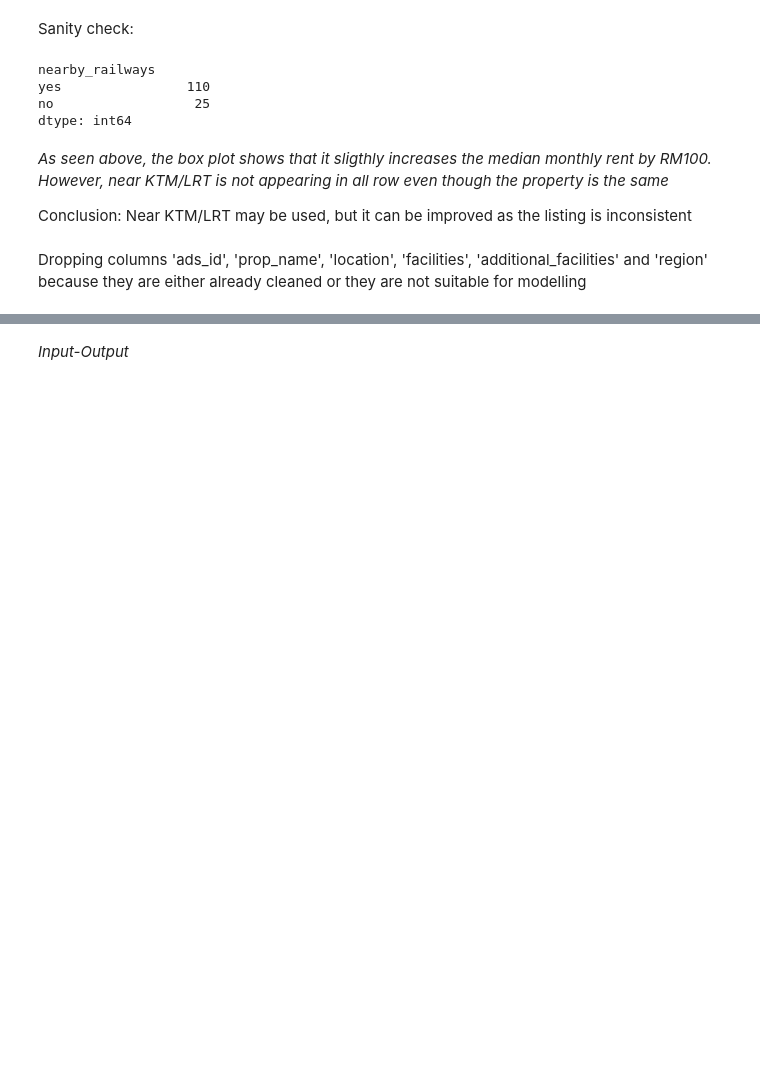
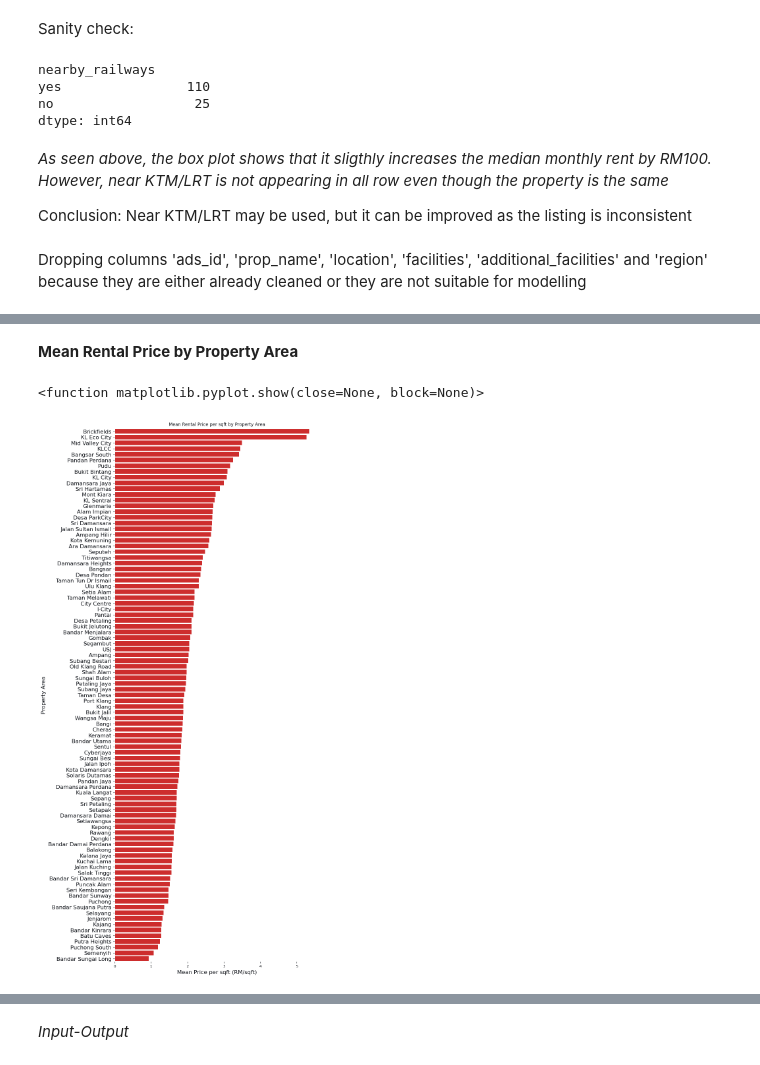
Before and after one commit to Ybzach/rental-prediction, a Jupyter notebook: model.ipynb, the cells around one changed output, grey strips where cells are left out. Cells and saved outputs as stored; diff of their text form; code cells hidden in the pictures; blank space fills up the shorter version.

```diff
--- a/model.ipynb
+++ b/model.ipynb
@@ -445,0 +481,27 @@ plt.show
+# %% [markdown]
+**Mean Rental Price by Property Area**
+# %%
+data = df.groupby('area').apply(lambda x: x.monthly_rent_rm.sum() / x.size_sqft.sum()).sort_values(ascending=False)
+
+rc = {'figure.figsize':(8,21),
+        'axes.facecolor':'white',
+        'axes.edgecolor': 'white',
+        'axes.labelcolor': '#0e1117',
+        'figure.facecolor': 'white',
+        'patch.edgecolor': 'white',
+        'text.color': '#0e1117',
+        'xtick.color': '#0e1117',
+        'ytick.color': '#0e1117',
+        'grid.color': 'grey',
+        'font.size' : 8,
+        'axes.labelsize': 12,
+        'xtick.labelsize': 8,
+        'ytick.labelsize': 12}
+plt.rcParams.update(rc)
+fig, ax = plt.subplots()
+ax = sns.barplot(x=data.values, y=data.index, orient='h', color = '#e81212')
+ax.set(title='Mean Rental Price per sqft by Property Area', xlabel = 'Mean Price per sqft (RM/sqft)', ylabel = 'Property Area')
+plt.show
+# %% [output]
+<function matplotlib.pyplot.show(close=None, block=None)>
+[figure, added]
```
Also changed, not shown: parts of 10 cells of this notebook.
